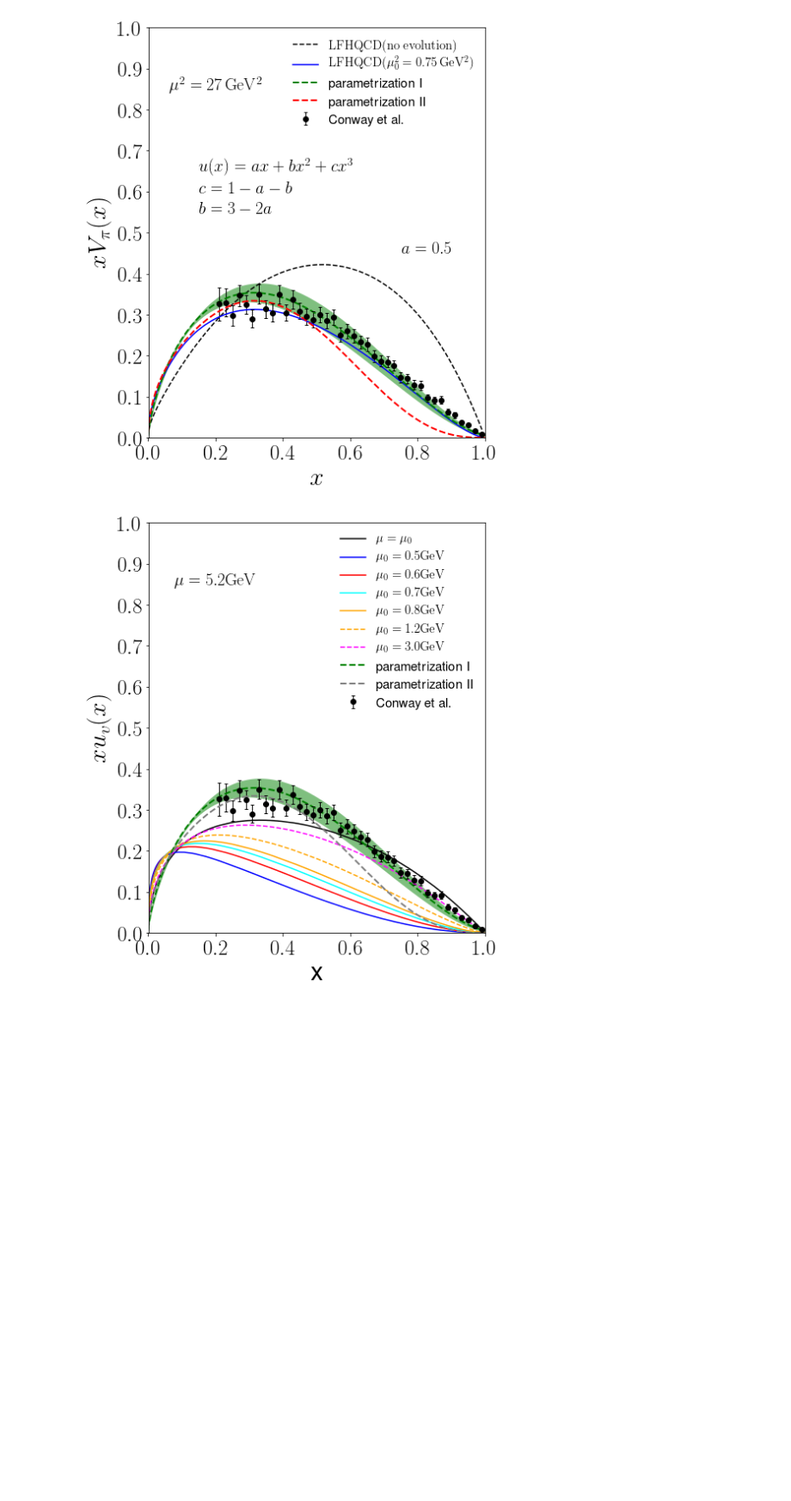
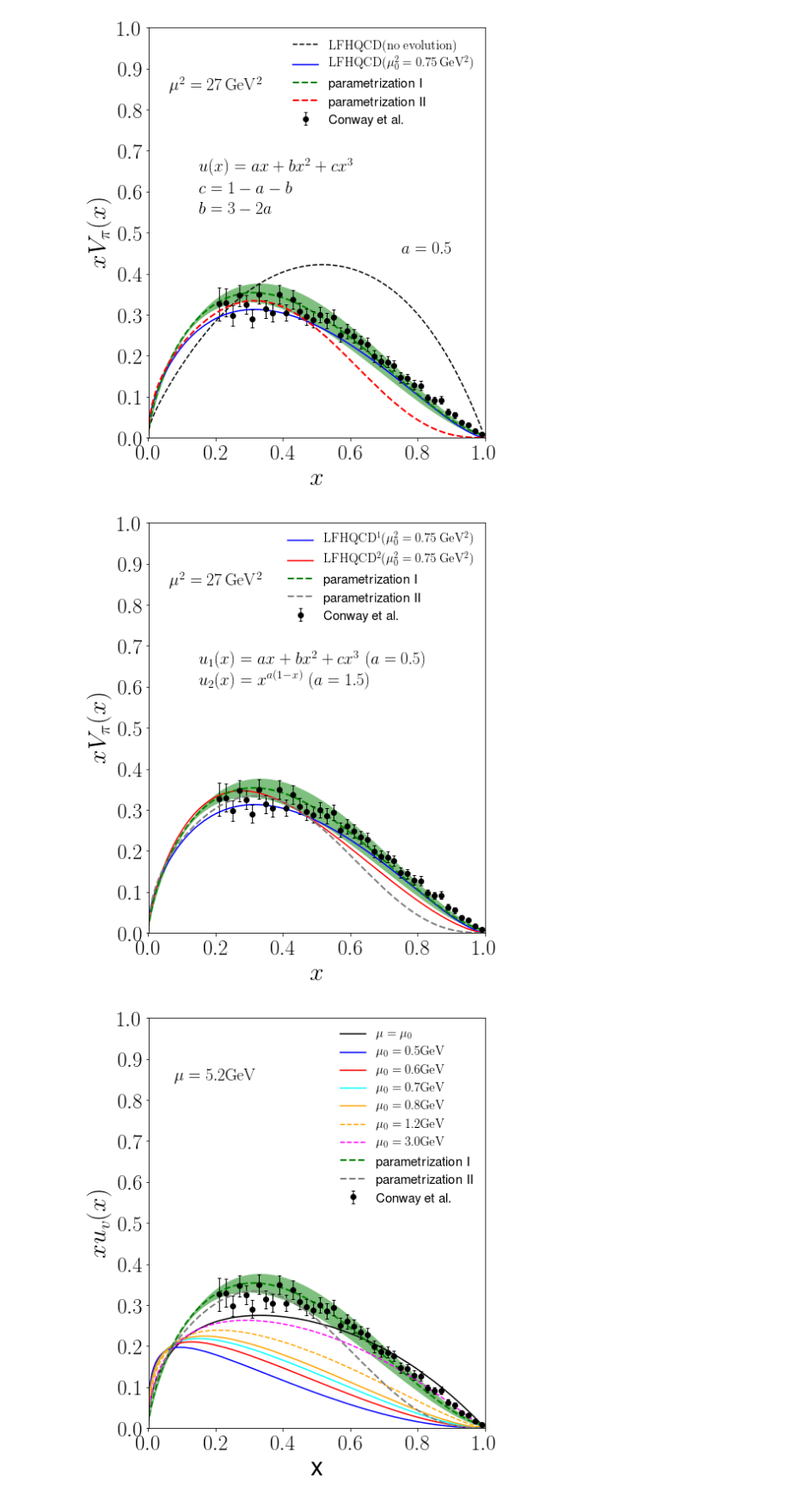
Before and after one commit to TianboLiu/LFHQCD, a Jupyter notebook: evolution/compare-pion.ipynb, the cells around one changed output. Shown at 86% size. Drawn from its saved outputs; the diff is of its cells as text; code cells hidden in the pictures; blank space fills up the shorter version.

```diff
--- a/evolution/compare-pion.ipynb
+++ b/evolution/compare-pion.ipynb
@@ -35,6 +35,9 @@ xf['pion a=0.5 Q0=0.8']=np.loadtxt("results/pion8_a=0.5_Q0=0.8_Q=5.2.dat",skipro
 xf['pion a=0.5 Q0=0.866']=np.loadtxt("results/pion8_a=0.5_Q0=0.866_Q=5.2.dat",skiprows=2)
 xf['pion a=0.5 Q0=0.9']=np.loadtxt("results/pion8_a=0.5_Q0=0.9_Q=5.2.dat",skiprows=2)
 xf['pion a=0.5 Q0=1.0']=np.loadtxt("results/pion8_a=0.5_Q0=1.0_Q=5.2.dat",skiprows=2)
+
+xf['pion ux2 a=1.5 input']=np.loadtxt("results/pion10_A=1.5_input.dat",skiprows=2)
+xf['pion ux2 a=1.5 Q0=0.866']=np.loadtxt("results/pion10_A=1.5_Q0=0.866_Q=5.2.dat",skiprows=2)
 # %% [markdown]
 ## Plots
 # %% [markdown]
@@ -73,6 +76,37 @@ py.tight_layout()
 py.savefig('results/pion_xv_ux1.png')
 # %% [output]
 [figure]
+# %%
+# pion
+nrows,ncols=1,1
+py.figure(figsize=(ncols*7,nrows*8))
+
+ax=py.subplot(nrows,ncols,1)
+# plots
+#ax.plot(xf['pion a=0.5 input'][:,0].T, xf['pion a=0.5 input'][:,1].T, color='k', ls='--', label=r'$\rm LFHQCD(no\ evolution)$')
+ax.plot(xf['pion a=0.5 Q0=0.866'][:,0].T, xf['pion a=0.5 Q0=0.866'][:,1].T, color='blue', ls='-', label=r'$\rm LFHQCD^1(\mu_0^2=0.75\,GeV^2)$')
+ax.plot(xf['pion ux2 a=1.5 Q0=0.866'][:,0].T, xf['pion ux2 a=1.5 Q0=0.866'][:,1].T, color='red', ls='-', label=r'$\rm LFHQCD^2(\mu_0^2=0.75\,GeV^2)$')
+ax.plot(xf['pion parameterization'][:,0].T, xf['pion parameterization'][:,1].T, color='green', ls='--', linewidth=2, label=r'parametrization I')
+ax.fill_between(xf['pion parameterization'][:,0].T, xf['pion parameterization'][:,1].T-xf['pion parameterization'][:,2].T, xf['pion parameterization'][:,1].T+xf['pion parameterization'][:,2].T, color='green', alpha=0.5, linewidth=0)
+ax.plot(xf['pion parameterization NLL 5.2'][:,0].T, xf['pion parameterization NLL 5.2'][:,1].T, color='gray',ls='--', linewidth=2, label=r'parametrization II')
+ax.errorbar(xf['pion conway'][:,0].T, xf['pion conway'][:,1].T, yerr=xf['pion conway'][:,2].T, marker='o', capsize=2, linewidth=0, elinewidth=1, color='black', label=r'Conway et al.')
+ax.set_xlabel(r'$x$',size=30)
+ax.set_ylabel(r'$xV_\pi(x)$',size=30)
+ax.set_xlim(1e-3,1)
+ax.set_ylim(0,0.5)
+#ax.set_xscale('')
+ax.tick_params(axis='both', which='major', labelsize=25)
+#ax.set_xticks([0.0,0.2,0.4,0.6,0.8,1.0])
+ax.set_yticks([0.0,0.1,0.2,0.3,0.4,0.5,0.6,0.7,0.8,0.9,1.0])
+ax.text(0.20,0.85,r'$\rm \mu^2=27\,GeV^2$',horizontalalignment='center',transform=ax.transAxes,size=20)
+ax.text(0.15,0.65,r'$u_1(x)=ax+bx^2+cx^3\ (a=0.5)$',horizontalalignment='left',transform=ax.transAxes,size=20)
+ax.text(0.15,0.60,r'$u_2(x)=x^{a(1-x)}\ (a=1.5)$',horizontalalignment='left',transform=ax.transAxes,size=20)
+ax.legend(fontsize=15,frameon=False, loc='upper right')
+
+py.tight_layout()
+py.savefig('results/pion_xv_ux2.png')
+# %% [output]
+[figure, added]
 # %%
 # pion7
 nrows,ncols=1,1
```
Also changed, not shown: 8 other files.
